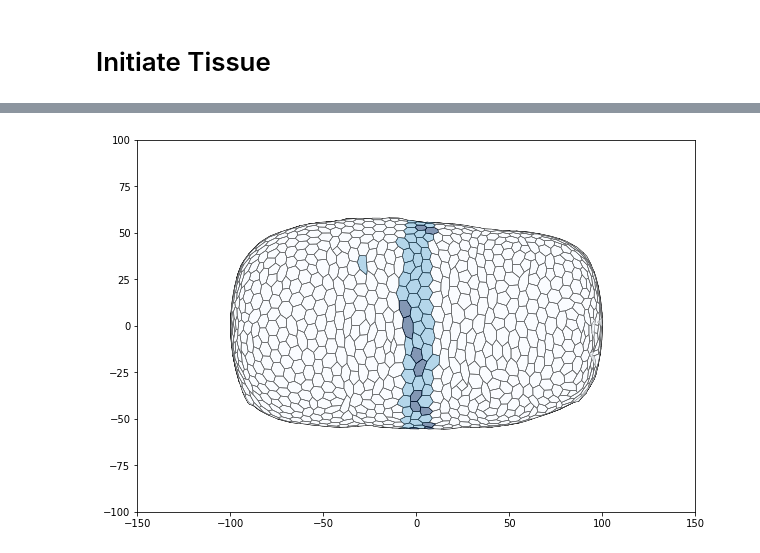
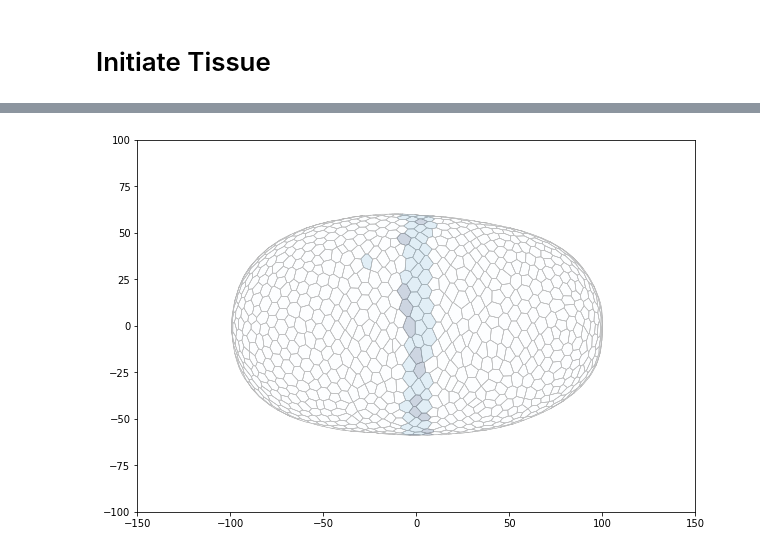
Before and after one commit to suzannelab/polarity, a Jupyter notebook: notebooks/QSSolver-OneFold-homogenous-Clone-Copy1.ipynb, the cells around one changed output, grey strips where cells are left out. Drawn from its saved outputs; the diff is of its cells as text; code cells hidden in the pictures.

Commit message:
WIP - elastic perimeter

```diff
--- a/notebooks/QSSolver-OneFold-homogenous-Clone-Copy1.ipynb
+++ b/notebooks/QSSolver-OneFold-homogenous-Clone-Copy1.ipynb
@@ -72,8 +111,7 @@ model = model_factory(
     [
         BarrierElasticity,
         RadialTension,
-        effectors.LengthElasticity,
-        #effectors.LineTension,
+        PermiterElasticity,
         effectors.FaceAreaElasticity,
         effectors.LumenVolumeElasticity,
     ], effectors.FaceAreaElasticity)
@@ -138,14 +174,16 @@ sheet.settings['barrier_ray'] = 100
 
 sheet.vert_df['barrier_elasticity'] = 280.0
 
-# initialy line tension was 0.6 / 1 / 1.2
-sheet.edge_df.line_tension = 40.
-sheet.edge_df['length_elasticity'] = 15
-sheet.edge_df['prefered_length'] = 3.
+# A définir en fonction de l'angle de la jonction
+sheet.edge_df['weighted'] = 1.
+sheet.edge_df['weighted_length'] = sheet.edge_df.weighted * sheet.edge_df.length
 
 sheet.face_df['apoptosis'] = 0
 sheet.face_df['current_traction'] = 0.0
 sheet.face_df['radial_tension'] = 0.0
+sheet.face_df['prefered_perimeter'] = 2.*np.sqrt(sheet.face_df['prefered_area'])
+sheet.face_df['perimeter_elasticity'] = 5.
+sheet.face_df['area_elasticity'] = 1.
 
 
 sheet.settings['apopto_pattern_kwargs'] = apopto_pattern_kwargs
@@ -302,11 +373,38 @@ print(sheet.edge_df.line_tension.unique())
 # %%
-res = solver.find_energy_min(sheet, geom, model, options={"gtol": 1e-8})
+def draw_specs(sheet):
+    specs = {
+        'edge': {
+            'visible': True,
+            'color': sheet.edge_df['weighted'],
+            'colormap':'bwr',
+            #'color_range':(-20,20)
+        },
+        'face': {
+            'visible': True,
+            'color':sheet.face_df.apoptosis+sheet.face_df.is_mesoderm+sheet.face_df.fold,
+            'colormap': 'Blues',
+            'alpha':0.2
+
+        },
+        'vert':{
+            'visible':False,
+            's':100,
+            'alpha': 0.3,
+            'zorder': 2,
+
+
+        }
+
+    }
+    return specs
+
+
 sheet_=sheet.extract_bounding_box(y_boundary=(0,150))
 fig, ax = sheet_view(sheet_, ['z', 'x'], mode="2D", **draw_specs(sheet_))
 ax.set_ylim(-100,100)
 ax.set_xlim(-150,150)
 
 fig.set_size_inches(10,10)
 # %% [output]
-[figure, old version]
+[figure, new version]
 # %%
```
Also changed, not shown: parts of 13 cells of this notebook, 8 other files.
